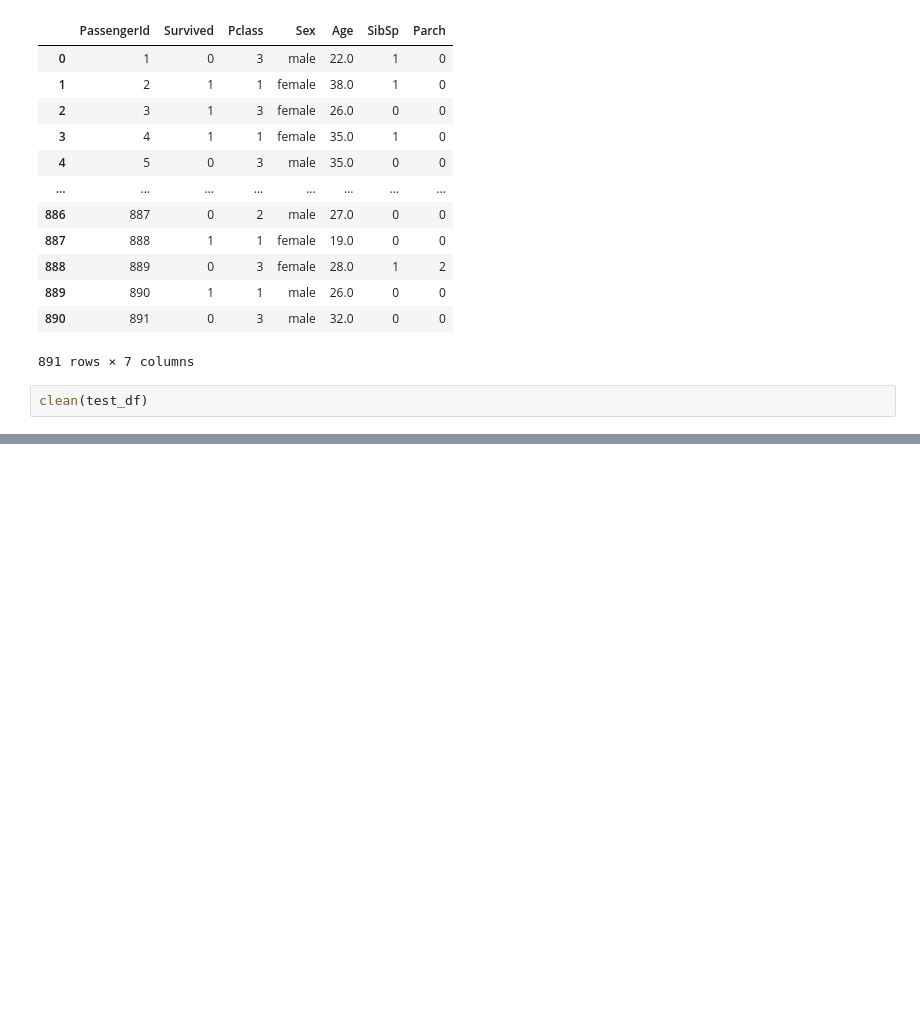
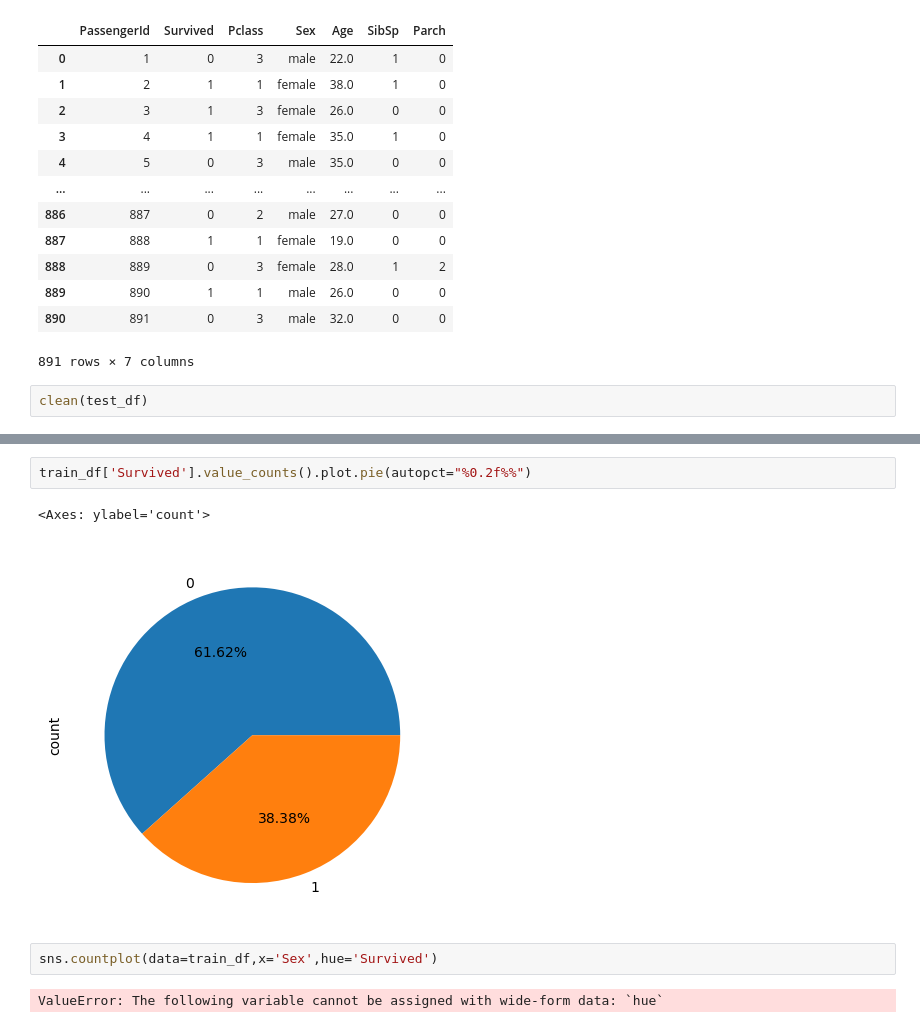
Before and after one commit to zedann/machine_learning_titanic_kaggle, a Jupyter notebook: titnac_ml.ipynb, the cells around one changed output, grey strips where cells are left out. Drawn from its saved outputs; the diff is of its cells as text; blank space fills up the shorter version.

```diff
--- a/titnac_ml.ipynb
+++ b/titnac_ml.ipynb
@@ -105,0 +119,9 @@ clean(test_df)
+# %%
+train_df['Survived'].value_counts().plot.pie(autopct="%0.2f%%")
+# %% [output]
+<Axes: ylabel='count'>
+[figure, added]
+# %%
+sns.countplot(data=train_df,x='Sex',hue='Survived')
+# %% [output]
+ValueError: The following variable cannot be assigned with wide-form data: `hue`
```
Also changed, not shown: parts of 3 cells of this notebook.
